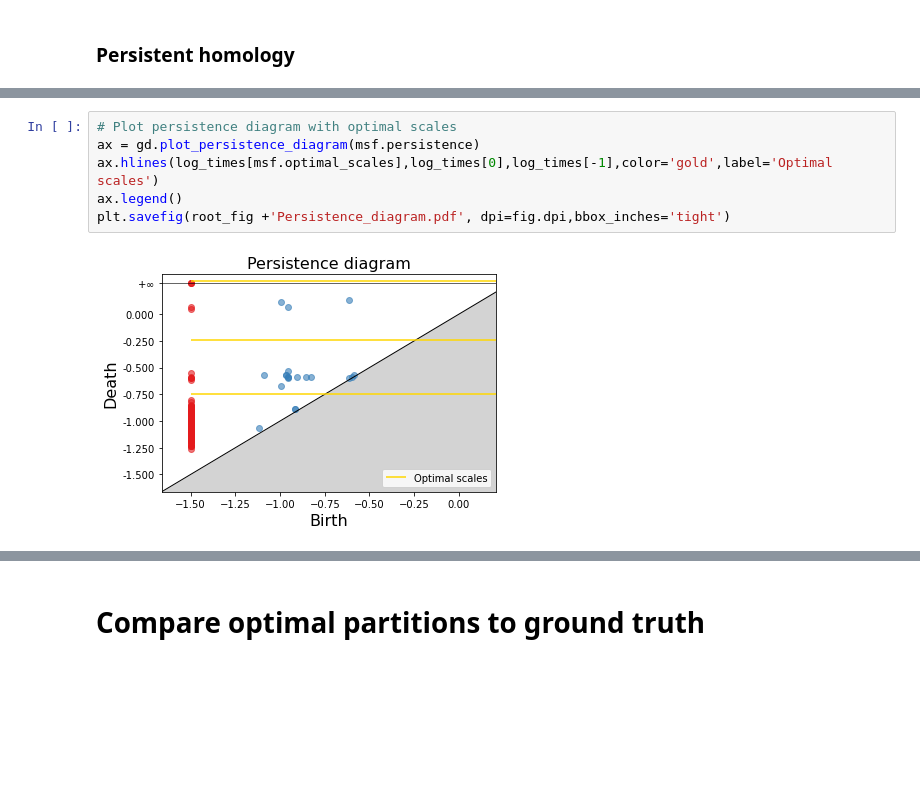
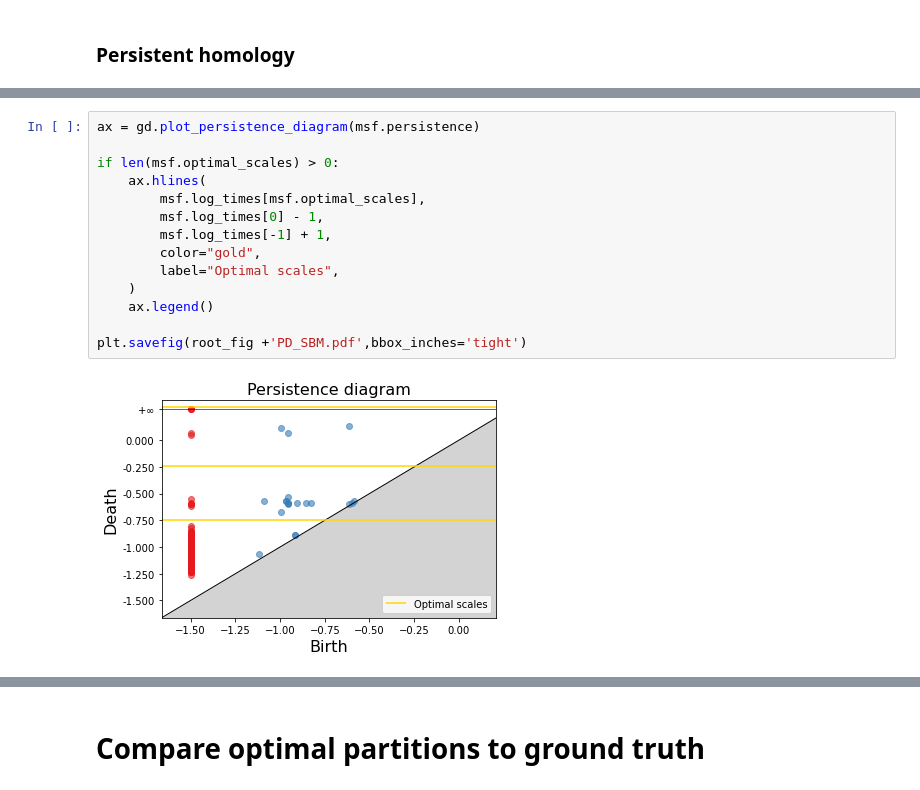
Before and after one commit to barahona-research-group/MCF, a Jupyter notebook: notebooks/220426_MSF_Full_OOP.ipynb, the cells around one changed output, grey strips where cells are left out. Cells and saved outputs as stored; diff of their text form; blank space fills up the shorter version.

```diff
--- a/notebooks/220426_MSF_Full_OOP.ipynb
+++ b/notebooks/220426_MSF_Full_OOP.ipynb
@@ -220,11 +235,19 @@ msf.select_scales(threshold_abs=0.1)
 # %%
-# Plot persistence diagram with optimal scales
 ax = gd.plot_persistence_diagram(msf.persistence)
-ax.hlines(log_times[msf.optimal_scales],log_times[0],log_times[-1],color='gold',label='Optimal scales')
-ax.legend()
-plt.savefig(root_fig +'Persistence_diagram.pdf', dpi=fig.dpi,bbox_inches='tight')
+
+if len(msf.optimal_scales) > 0:
+    ax.hlines(
+        msf.log_times[msf.optimal_scales],
+        msf.log_times[0] - 1,
+        msf.log_times[-1] + 1,
+        color="gold",
+        label="Optimal scales",
+    )
+    ax.legend()
+
+plt.savefig(root_fig +'PD_SBM.pdf',bbox_inches='tight')
 # %% [output]
-[figure, old version]
+[figure, new version]
 # %%
 fig, axes = plt.subplots(1, len(msf.optimal_scales), figsize=(15,5))
 fig.subplots_adjust(hspace=0.4, wspace=0.3)
```
Also changed, not shown: parts of 7 cells of this notebook, 5 other files.
